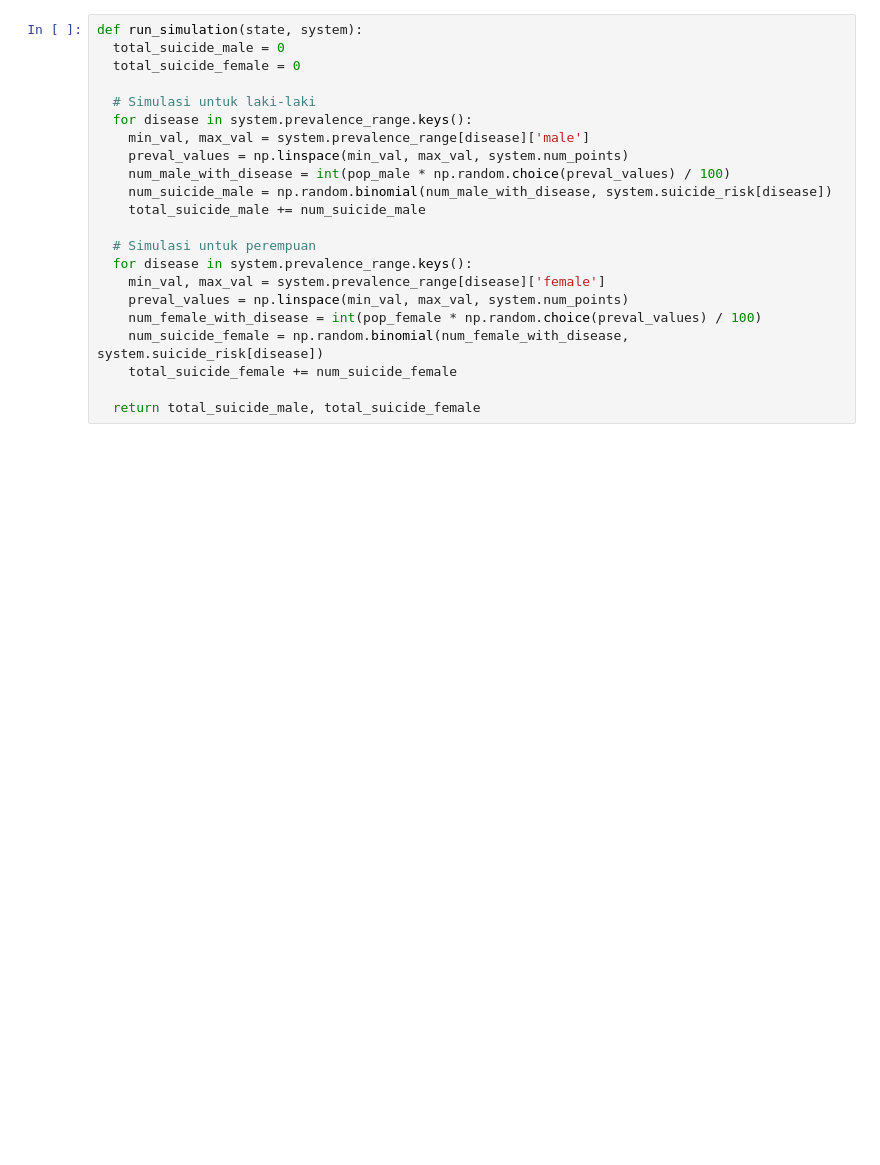
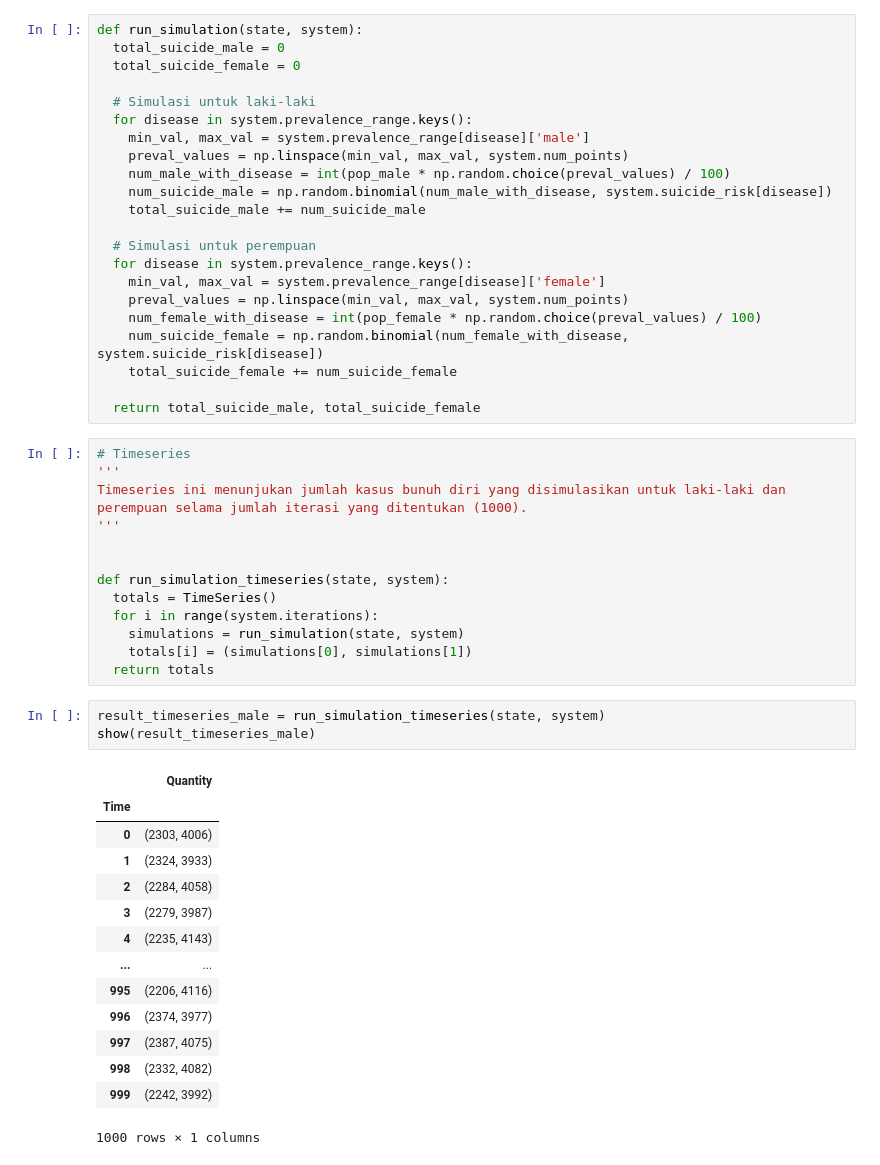
Before and after one commit to alirfanyasin/Modelling-Simulation, a Jupyter notebook: final_project_modsim.ipynb, the cells around one changed output. Cells and saved outputs as stored; diff of their text form; blank space fills up the shorter version.

```diff
--- a/final_project_modsim.ipynb
+++ b/final_project_modsim.ipynb
@@ -234,3 +425,34 @@ def run_simulation(state, system):
     total_suicide_female += num_suicide_female
 
   return total_suicide_male, total_suicide_female
+# %%
+# Timeseries
+'''
+Timeseries ini menunjukan jumlah kasus bunuh diri yang disimulasikan untuk laki-laki dan perempuan selama jumlah iterasi yang ditentukan (1000).
+'''
+
+
+def run_simulation_timeseries(state, system):
+  totals = TimeSeries()
+  for i in range(system.iterations):
+    simulations = run_simulation(state, system)
+    totals[i] = (simulations[0], simulations[1])
+  return totals
+# %%
+result_timeseries_male = run_simulation_timeseries(state, system)
+show(result_timeseries_male)
+# %% [output]
+|  | Quantity |
+| Time |  |
+| 0 | (2303, 4006) |
+| 1 | (2324, 3933) |
+| 2 | (2284, 4058) |
+| 3 | (2279, 3987) |
+| 4 | (2235, 4143) |
+| ... | ... |
+| 995 | (2206, 4116) |
+| 996 | (2374, 3977) |
+| 997 | (2387, 4075) |
+| 998 | (2332, 4082) |
+| 999 | (2242, 3992) |
+1000 rows × 1 columns
```
Also changed, not shown: parts of 21 cells of this notebook.
